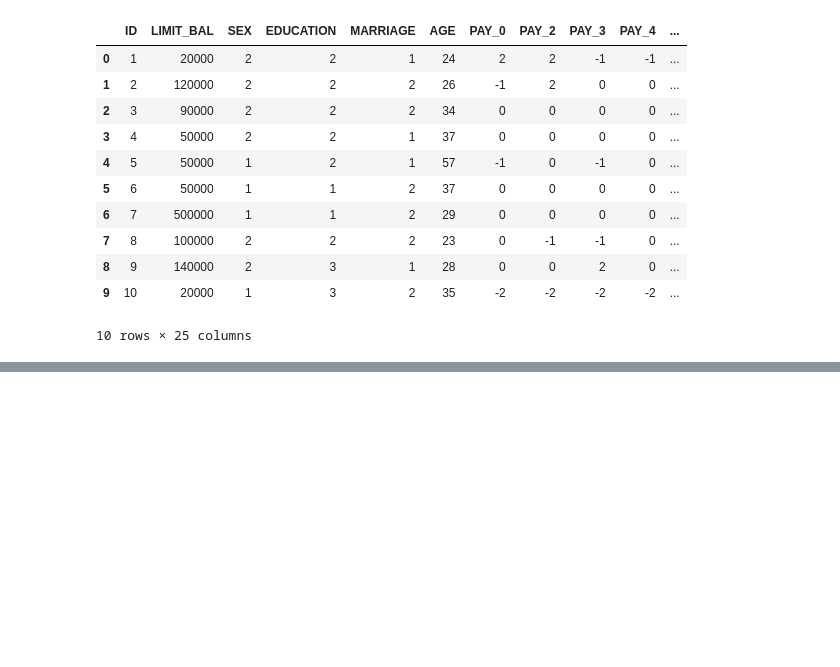
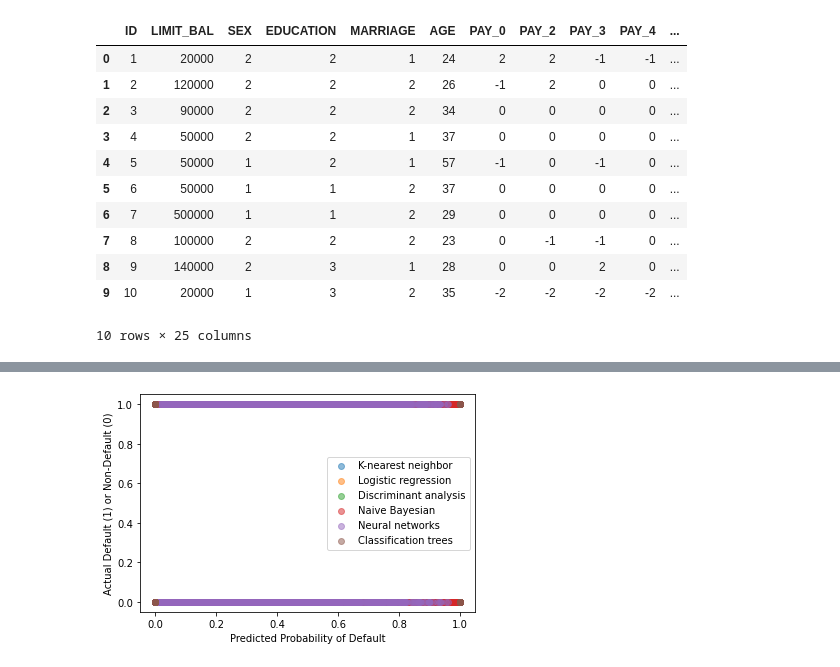
Before and after one commit to asingh161/CreditRiskPrediction_Taiwan, a Jupyter notebook: codes/main_code.ipynb, the cells around one changed output, grey strips where cells are left out. Saved outputs shown, nothing was run; the diff lists cells and outputs as text; code cells hidden in the pictures; blank space fills up the shorter version.

Commit message:
Added a basic code to compare the 6 data mining techniques for the predictive accuracy of probability of default of credit card clients.

```diff
--- a/codes/main_code.ipynb
+++ b/codes/main_code.ipynb
@@ -30,3 +30,77 @@ default_of_credit_card_clients.head(10)
 | 8 | 9 | 140000 | 2 | 3 | 1 | 28 | 0 | 0 | 2 | 0 | ... |
 | 9 | 10 | 20000 | 1 | 3 | 2 | 35 | -2 | -2 | -2 | -2 | ... |
 10 rows × 25 columns
+# %%
+df = default_of_credit_card_clients.copy()
+# %%
+import numpy as np
+import pandas as pd
+from sklearn.model_selection import train_test_split
+from sklearn.preprocessing import StandardScaler
+from sklearn.neighbors import KNeighborsClassifier
+from sklearn.linear_model import LogisticRegression
+from sklearn.discriminant_analysis import LinearDiscriminantAnalysis
+from sklearn.naive_bayes import GaussianNB
+from sklearn.neural_network import MLPClassifier
+from sklearn.tree import DecisionTreeClassifier
+from sklearn.metrics import accuracy_score, confusion_matrix
+import matplotlib.pyplot as plt
+
+# Load your dataset or generate synthetic data
+# Replace this with your data loading logic
+# For example: df = pd.read_csv('your_dataset.csv')
+
+# Assume 'X' contains your features and 'y' contains labels
+# Adjust accordingly based on your dataset
+X = df.drop('default payment next month', axis=1)
+y = df['default payment next month']
+
+# Split the dataset into training and testing sets
+X_train, X_test, y_train, y_test = train_test_split(X, y, test_size=0.2, random_state=42)
+
+# Standardize the features
+scaler = StandardScaler()
+X_train = scaler.fit_transform(X_train)
+X_test = scaler.transform(X_test)
+
+# Define models
+models = {
+    'K-nearest neighbor': KNeighborsClassifier(),
+    'Logistic regression': LogisticRegression(),
+    'Discriminant analysis': LinearDiscriminantAnalysis(),
+    'Naive Bayesian': GaussianNB(),
+    'Neural networks': MLPClassifier(),
+    'Classification trees': DecisionTreeClassifier()
+}
+
+# Train and evaluate models
+results = {}
+for name, model in models.items():
+    model.fit(X_train, y_train)
+    y_pred = model.predict(X_test)
+    accuracy = accuracy_score(y_test, y_pred)
+    conf_matrix = confusion_matrix(y_test, y_pred)
+
+    results[name] = {
+        'model': model,
+        'accuracy': accuracy,
+        'confusion_matrix': conf_matrix
+    }
+
+# Print and visualize results
+for name, result in results.items():
+    print(f"{name} Accuracy: {result['accuracy']}")
+    print(f"Confusion Matrix:\n{result['confusion_matrix']}\n")
+
+# Visualize results (scatter plot, lift chart, etc.)
+# You may need to implement the Sorting Smoothing Method separately
+
+# Example scatter plot
+for name, result in results.items():
+    plt.scatter(result['model'].predict_proba(X_test)[:, 1], y_test, label=name, alpha=0.5)
+
+plt.xlabel('Predicted Probability of Default')
+plt.ylabel('Actual Default (1) or Non-Default (0)')
+plt.legend()
+plt.show()
+# %% [output]
@@ -32,0 +124 @@ default_of_credit_card_clients.head(10)
+[figure, added]
```
Also changed, not shown: parts of 2 cells of this notebook.
